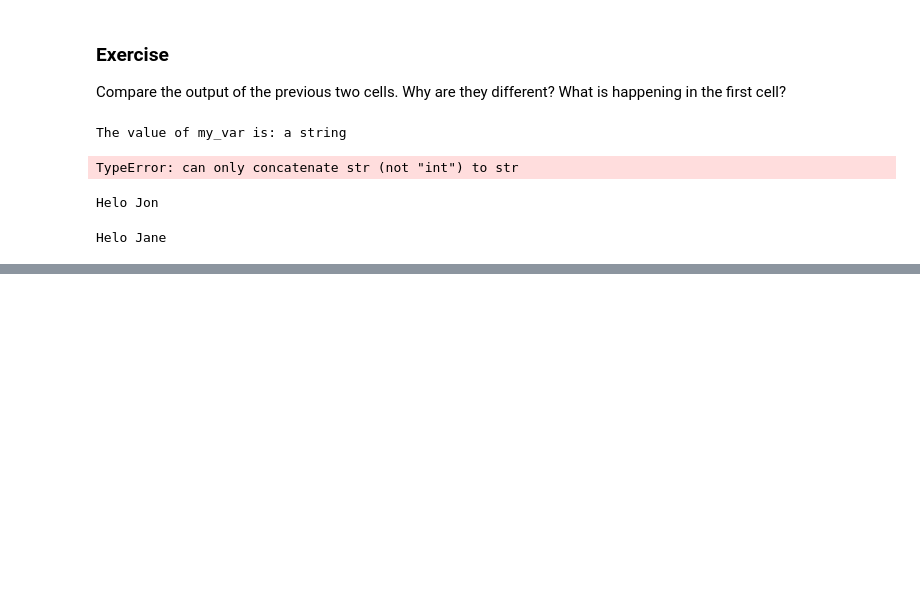
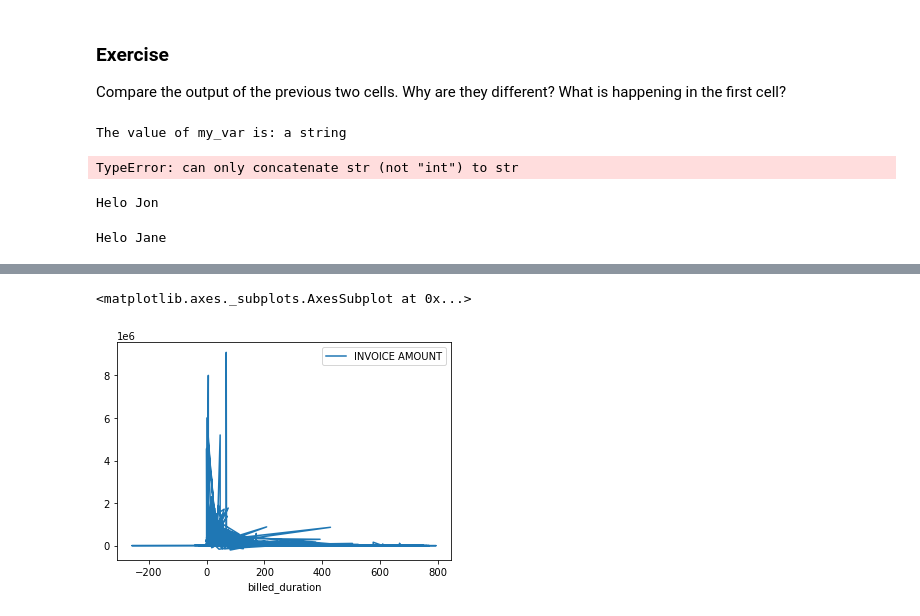
Before and after one commit to unmrds/cc-reproducibility-communication, a Jupyter notebook: 03-Jupyter-demo.ipynb, the cells around one changed output, grey strips where cells are left out. Drawn from its saved outputs; the diff is of its cells as text; code cells hidden in the pictures; blank space fills up the shorter version.

```diff
--- a/03-Jupyter-demo.ipynb
+++ b/03-Jupyter-demo.ipynb
@@ -102,0 +126,3 @@ Helo Jane
+# %%
+# Read the city checkbook data
+ckbk = pd.read_csv("./data/abq_vendor_data_2019-2021.csv")
@@ -102,0 +152,8 @@ Helo Jane
+# %%
+# Plot the amount of an invoice
+# by the interval between billing and payment
+
+ckbk.plot(x = "billed_duration", y = "INVOICE AMOUNT")
+# %% [output]
+<matplotlib.axes._subplots.AxesSubplot at 0x...>
+[figure, added]
```
Also changed, not shown: parts of 12 cells of this notebook.
